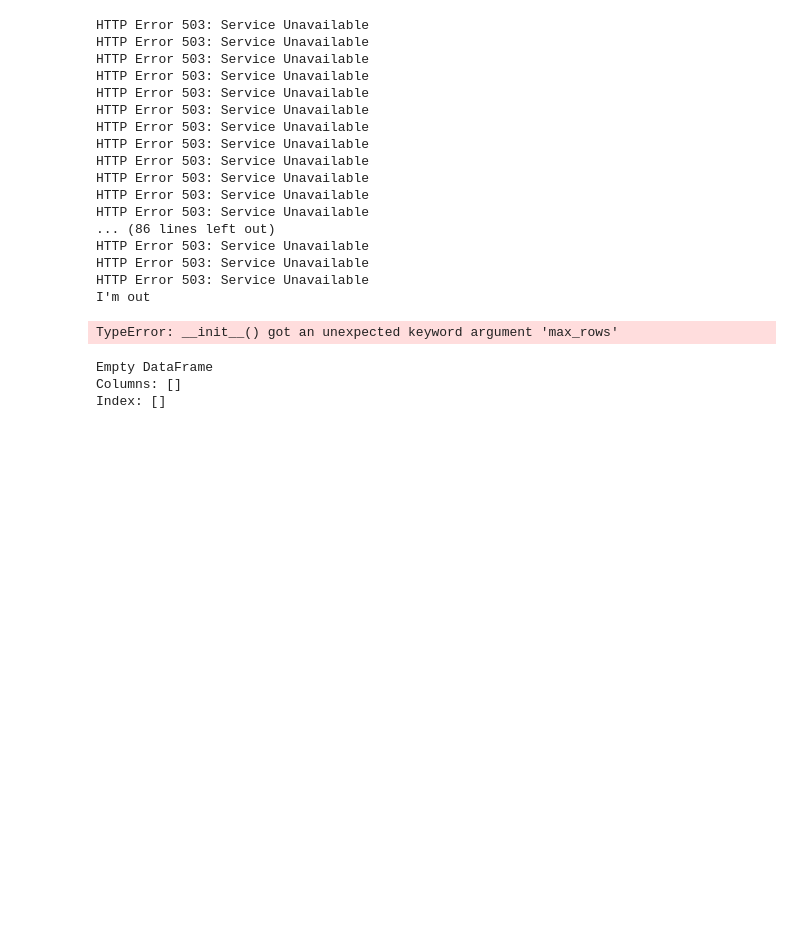
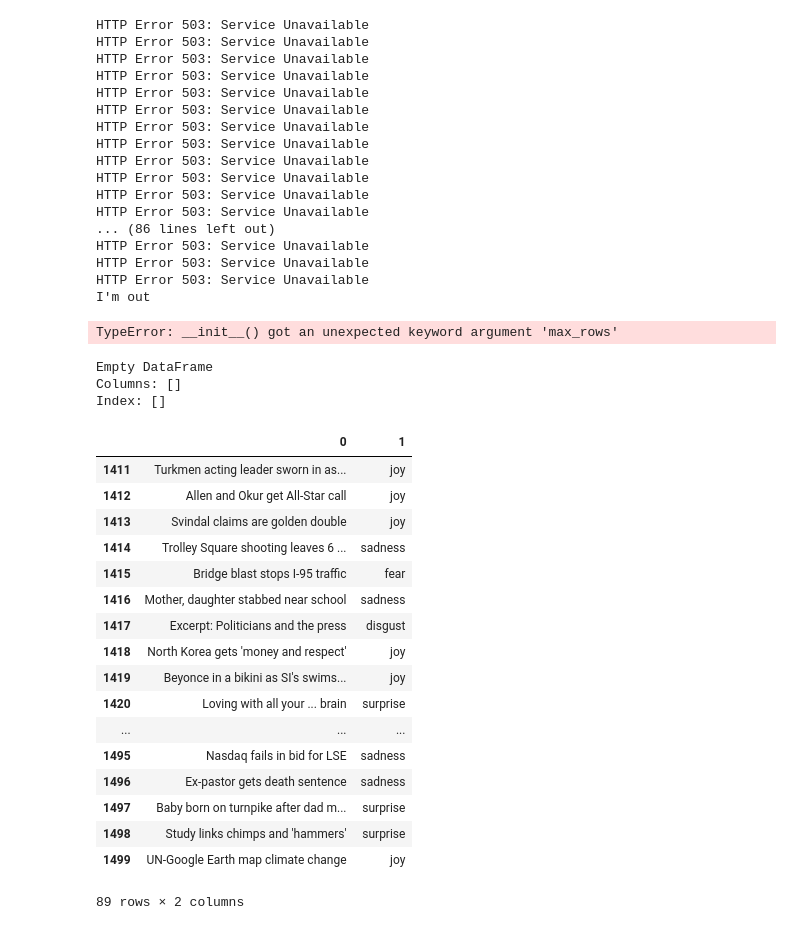
Before and after one commit to masterdcups/sentiment-analysis, a Jupyter notebook: Traduction_News_EN-FR.ipynb, the cells around one changed output. Saved outputs shown, nothing was run; the diff lists cells and outputs as text; code cells hidden in the pictures; blank space fills up the shorter version.

```diff
--- a/Traduction_News_EN-FR.ipynb
+++ b/Traduction_News_EN-FR.ipynb
@@ -125,3 +130,24 @@ TypeError: __init__() got an unexpected keyword argument 'max_rows'
 Empty DataFrame
 Columns: []
 Index: []
+# %%
+df_en[911:]
+# %% [output]
+|  | 0 | 1 |
+| 1411 | Turkmen acting leader sworn in as... | joy |
+| 1412 | Allen and Okur get All-Star call | joy |
+| 1413 | Svindal claims are golden double | joy |
+| 1414 | Trolley Square shooting leaves 6 ... | sadness |
+| 1415 | Bridge blast stops I-95 traffic | fear |
+| 1416 | Mother, daughter stabbed near school | sadness |
+| 1417 | Excerpt: Politicians and the press | disgust |
+| 1418 | North Korea gets 'money and respect' | joy |
+| 1419 | Beyonce in a bikini as SI's swims... | joy |
+| 1420 | Loving with all your ... brain | surprise |
+| ... | ... | ... |
+| 1495 | Nasdaq fails in bid for LSE | sadness |
+| 1496 | Ex-pastor gets death sentence | sadness |
+| 1497 | Baby born on turnpike after dad m... | surprise |
+| 1498 | Study links chimps and 'hammers' | surprise |
+| 1499 | UN-Google Earth map climate change | joy |
+89 rows × 2 columns
```
Also changed, not shown: parts of 4 cells of this notebook, 3 other files.
